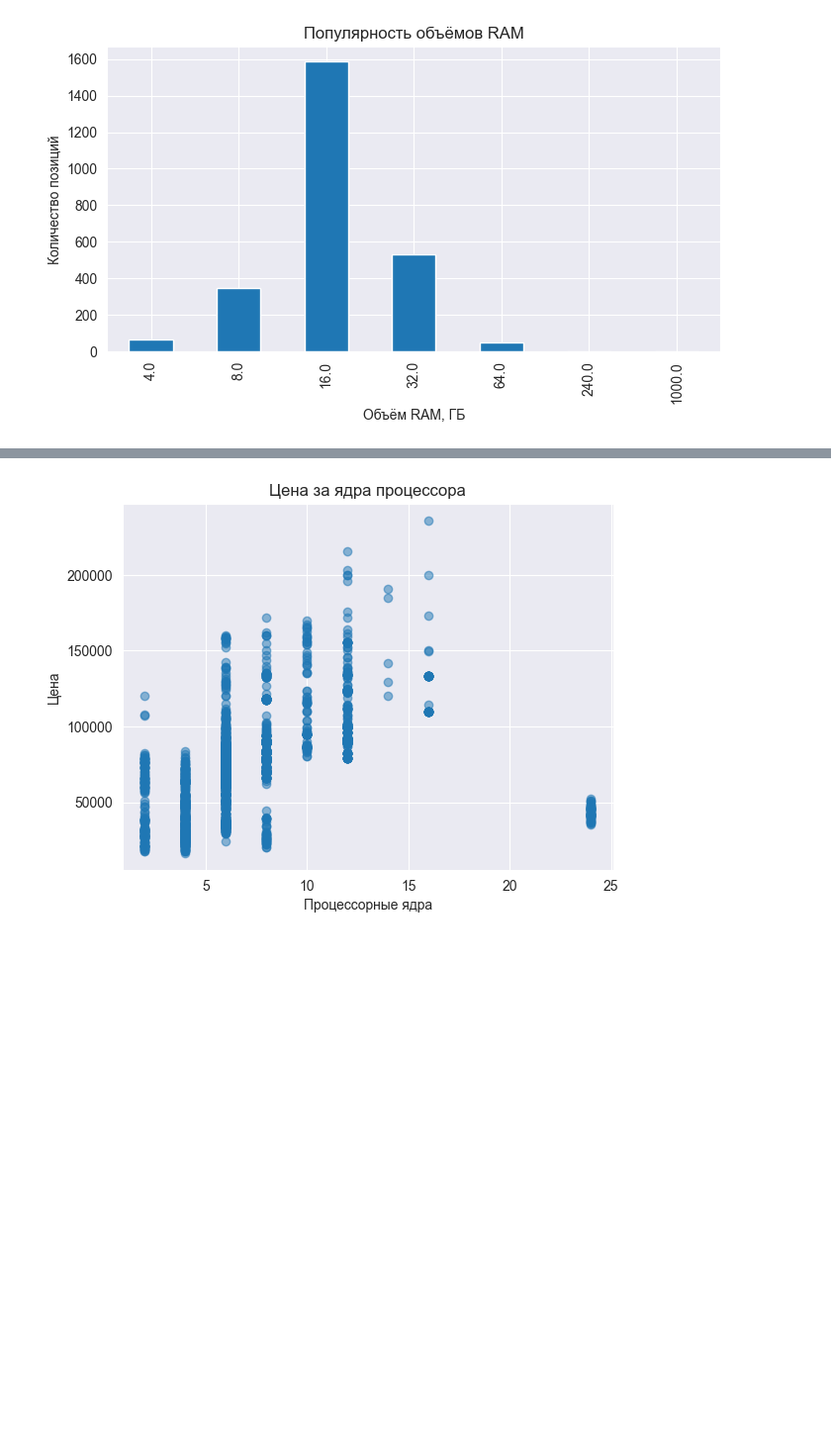
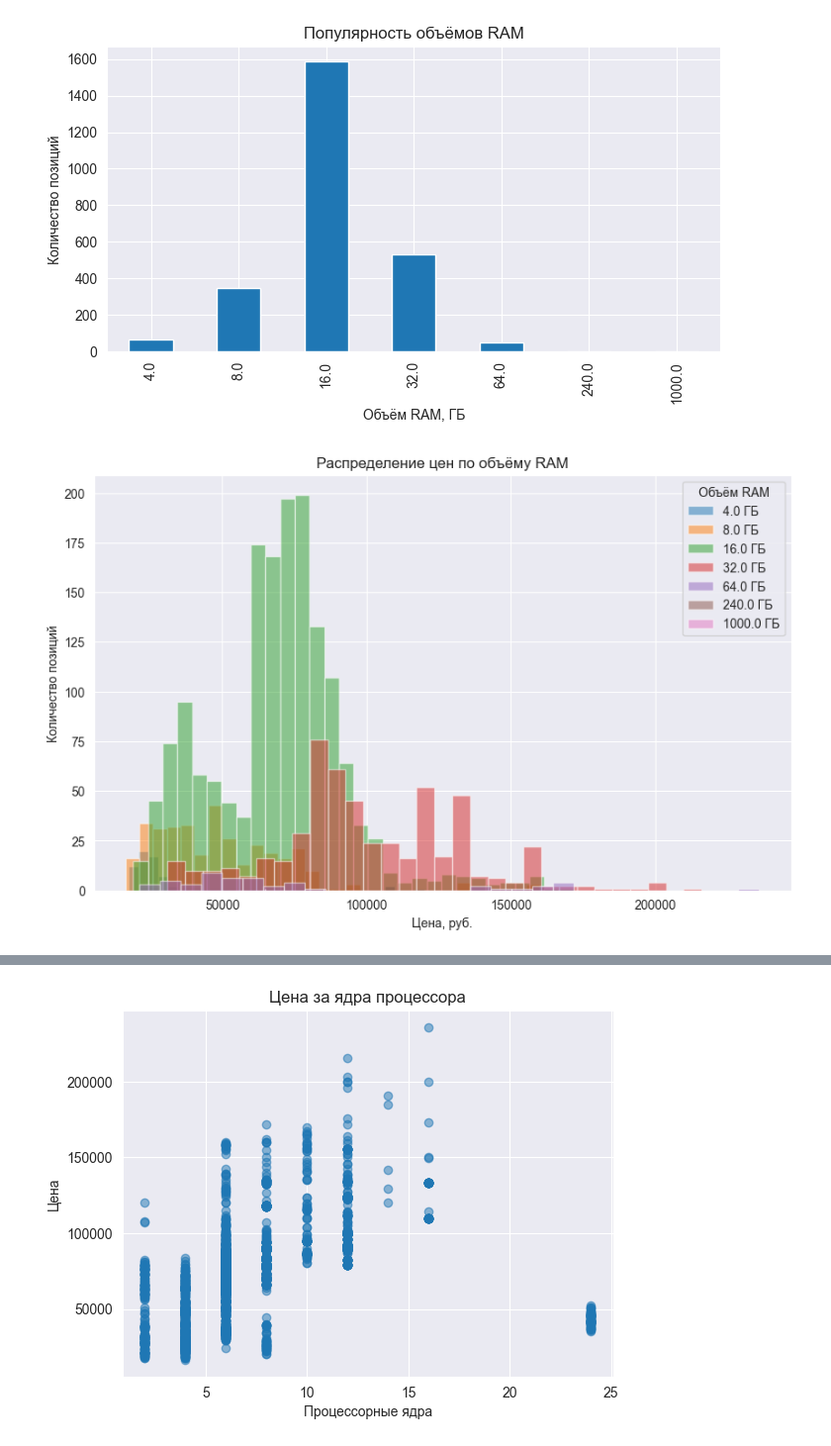
Before and after one commit to iKREISHI/TGU, a Jupyter notebook: src/final_wb_pc/wb_pc_v1.ipynb, the cells around one changed output, grey strips where cells are left out. Shown at 99% size. Drawn from its saved outputs; the diff is of its cells as text; code cells hidden in the pictures; blank space fills up the shorter version.

```diff
--- a/src/final_wb_pc/wb_pc_v1.ipynb
+++ b/src/final_wb_pc/wb_pc_v1.ipynb
@@ -221,3 +224,18 @@ plt.grid(True, axis="y")
 plt.show()
 # %% [output]
 [figure]
+# %%
+unique_rams = sorted(df["RAM_GB"].dropna().unique())
+plt.figure(figsize=(10, 6))
+for ram in unique_rams:
+    subset = df[df["RAM_GB"] == ram]["Price_RUB"].dropna()
+    plt.hist(subset, bins=30, alpha=0.5, label=f"{ram} ГБ")
+
+plt.title("Распределение цен по объёму RAM")
+plt.xlabel("Цена, руб.")
+plt.ylabel("Количество позиций")
+plt.legend(title="Объём RAM")
+plt.grid(True)
+plt.show()
+# %% [output]
+[figure, added]
```
Also changed, not shown: parts of 12 cells of this notebook.
